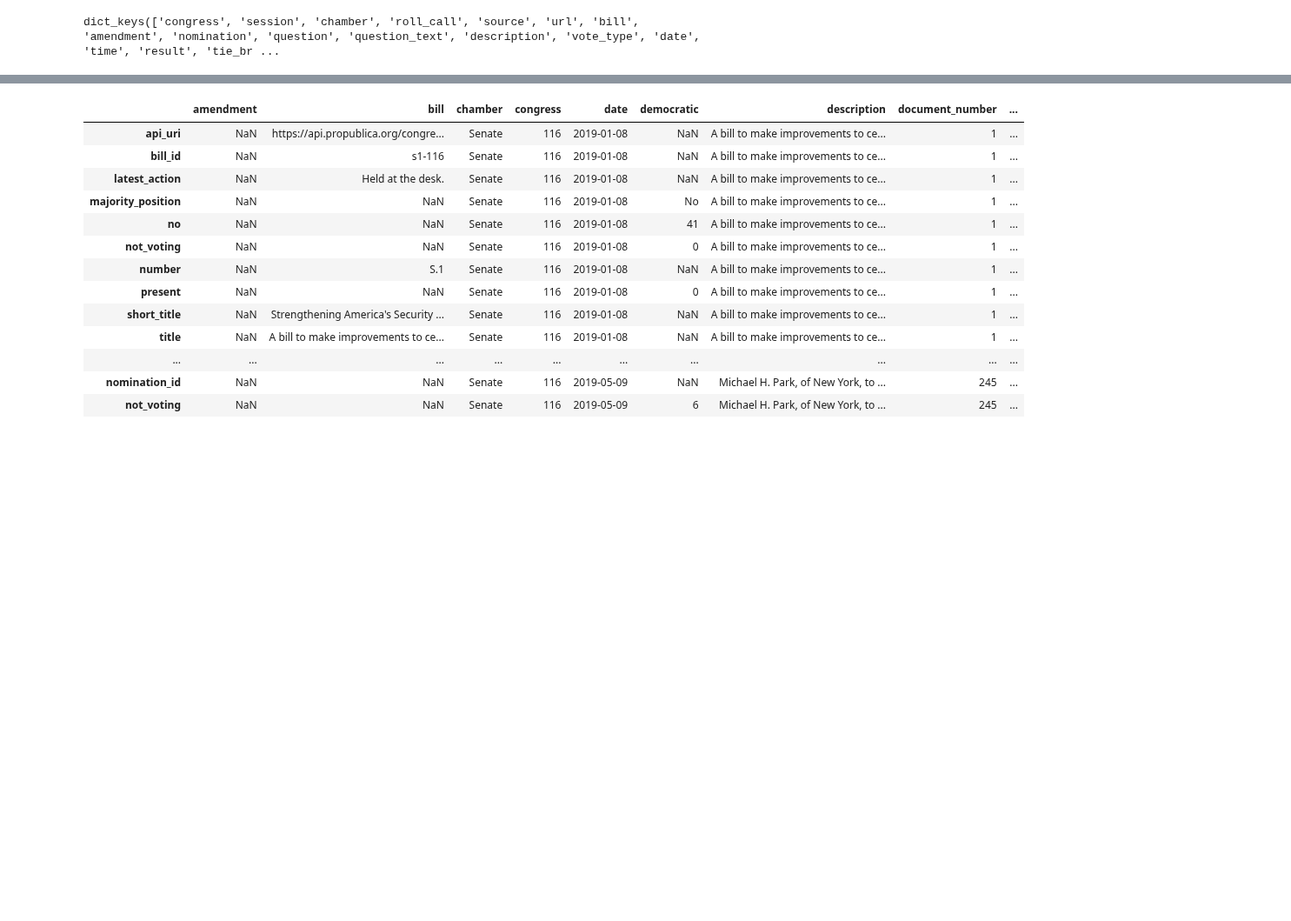
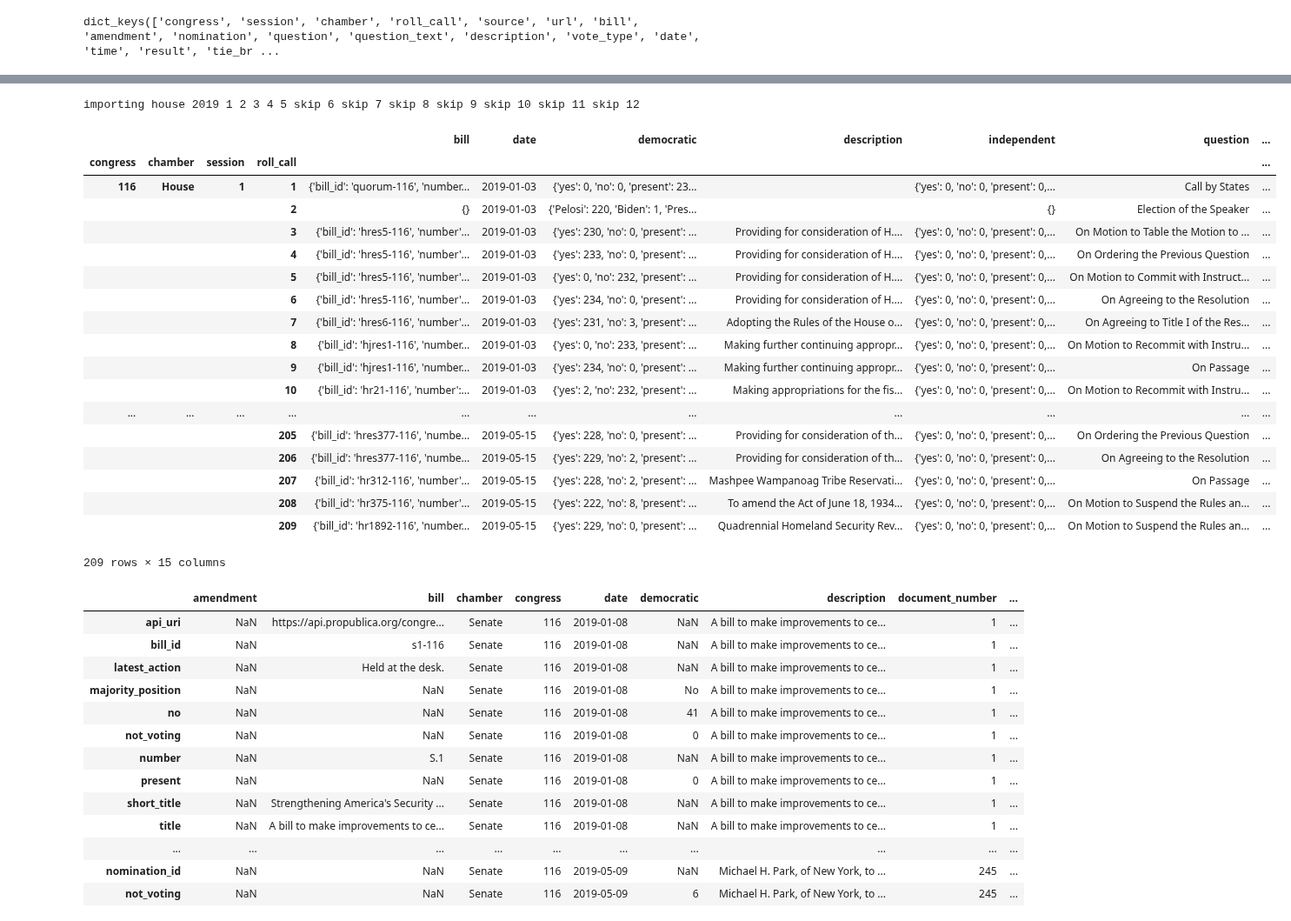
Before and after one commit to Nhorning/Congressional_Survival, a Jupyter notebook: Data Wrangling.ipynb, the cells around one changed output, grey strips where cells are left out. Shown at 87% size. Drawn from its saved outputs; the diff is of its cells as text; code cells hidden in the pictures; blank space fills up the shorter version.

Commit message:
added function to import by year

```diff
--- a/Data Wrangling.ipynb
+++ b/Data Wrangling.ipynb
@@ -339,3 +333,27 @@ latest_session_test_positions
+# %%
+house_2019_test = import_year(2019, 'house')
+house_2019_test
+# %% [output]
+importing house 2019 1 2 3 4 5 skip 6 skip 7 skip 8 skip 9 skip 10 skip 11 skip 12
+|  |  |  |  | bill | date | democratic | description | independent | question | ... |
+| congress | chamber | session | roll_call |  |  |  |  |  |  | ... |
+| 116 | House | 1 | 1 | {'bill_id': 'quorum-116', 'number... | 2019-01-03 | {'yes': 0, 'no': 0, 'present': 23... |  | {'yes': 0, 'no': 0, 'present': 0,... | Call by States | ... |
+|  |  |  | 2 | {} | 2019-01-03 | {'Pelosi': 220, 'Biden': 1, 'Pres... |  | {} | Election of the Speaker | ... |
+|  |  |  | 3 | {'bill_id': 'hres5-116', 'number'... | 2019-01-03 | {'yes': 230, 'no': 0, 'present': ... | Providing for consideration of H.... | {'yes': 0, 'no': 0, 'present': 0,... | On Motion to Table the Motion to ... | ... |
+|  |  |  | 4 | {'bill_id': 'hres5-116', 'number'... | 2019-01-03 | {'yes': 233, 'no': 0, 'present': ... | Providing for consideration of H.... | {'yes': 0, 'no': 0, 'present': 0,... | On Ordering the Previous Question | ... |
+|  |  |  | 5 | {'bill_id': 'hres5-116', 'number'... | 2019-01-03 | {'yes': 0, 'no': 232, 'present': ... | Providing for consideration of H.... | {'yes': 0, 'no': 0, 'present': 0,... | On Motion to Commit with Instruct... | ... |
+|  |  |  | 6 | {'bill_id': 'hres5-116', 'number'... | 2019-01-03 | {'yes': 234, 'no': 0, 'present': ... | Providing for consideration of H.... | {'yes': 0, 'no': 0, 'present': 0,... | On Agreeing to the Resolution | ... |
+|  |  |  | 7 | {'bill_id': 'hres6-116', 'number'... | 2019-01-03 | {'yes': 231, 'no': 3, 'present': ... | Adopting the Rules of the House o... | {'yes': 0, 'no': 0, 'present': 0,... | On Agreeing to Title I of the Res... | ... |
+|  |  |  | 8 | {'bill_id': 'hjres1-116', 'number... | 2019-01-03 | {'yes': 0, 'no': 233, 'present': ... | Making further continuing appropr... | {'yes': 0, 'no': 0, 'present': 0,... | On Motion to Recommit with Instru... | ... |
+|  |  |  | 9 | {'bill_id': 'hjres1-116', 'number... | 2019-01-03 | {'yes': 234, 'no': 0, 'present': ... | Making further continuing appropr... | {'yes': 0, 'no': 0, 'present': 0,... | On Passage | ... |
+|  |  |  | 10 | {'bill_id': 'hr21-116', 'number':... | 2019-01-03 | {'yes': 2, 'no': 232, 'present': ... | Making appropriations for the fis... | {'yes': 0, 'no': 0, 'present': 0,... | On Motion to Recommit with Instru... | ... |
+| ... | ... | ... | ... | ... | ... | ... | ... | ... | ... | ... |
+|  |  |  | 205 | {'bill_id': 'hres377-116', 'numbe... | 2019-05-15 | {'yes': 228, 'no': 0, 'present': ... | Providing for consideration of th... | {'yes': 0, 'no': 0, 'present': 0,... | On Ordering the Previous Question | ... |
+|  |  |  | 206 | {'bill_id': 'hres377-116', 'numbe... | 2019-05-15 | {'yes': 229, 'no': 2, 'present': ... | Providing for consideration of th... | {'yes': 0, 'no': 0, 'present': 0,... | On Agreeing to the Resolution | ... |
+|  |  |  | 207 | {'bill_id': 'hr312-116', 'number'... | 2019-05-15 | {'yes': 228, 'no': 2, 'present': ... | Mashpee Wampanoag Tribe Reservati... | {'yes': 0, 'no': 0, 'present': 0,... | On Passage | ... |
+|  |  |  | 208 | {'bill_id': 'hr375-116', 'number'... | 2019-05-15 | {'yes': 222, 'no': 8, 'present': ... | To amend the Act of June 18, 1934... | {'yes': 0, 'no': 0, 'present': 0,... | On Motion to Suspend the Rules an... | ... |
+|  |  |  | 209 | {'bill_id': 'hr1892-116', 'number... | 2019-05-15 | {'yes': 229, 'no': 0, 'present': ... | Quadrennial Homeland Security Rev... | {'yes': 0, 'no': 0, 'present': 0,... | On Motion to Suspend the Rules an... | ... |
+209 rows × 15 columns
 # %%
 #import vote postitions for 115th senate, session 1
 senate_115_1_df = import_session(115, 'senate', 1)
```
Also changed, not shown: parts of 7 cells of this notebook.
